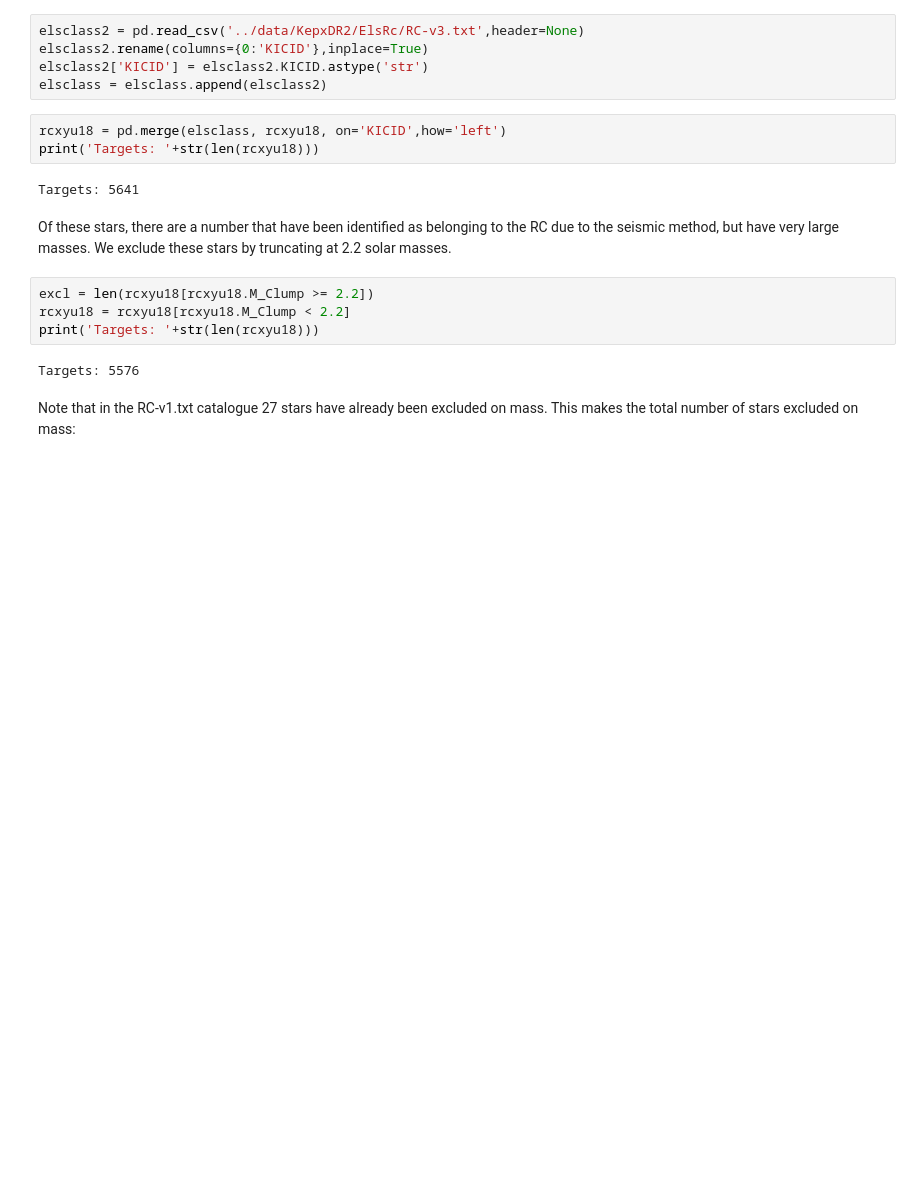
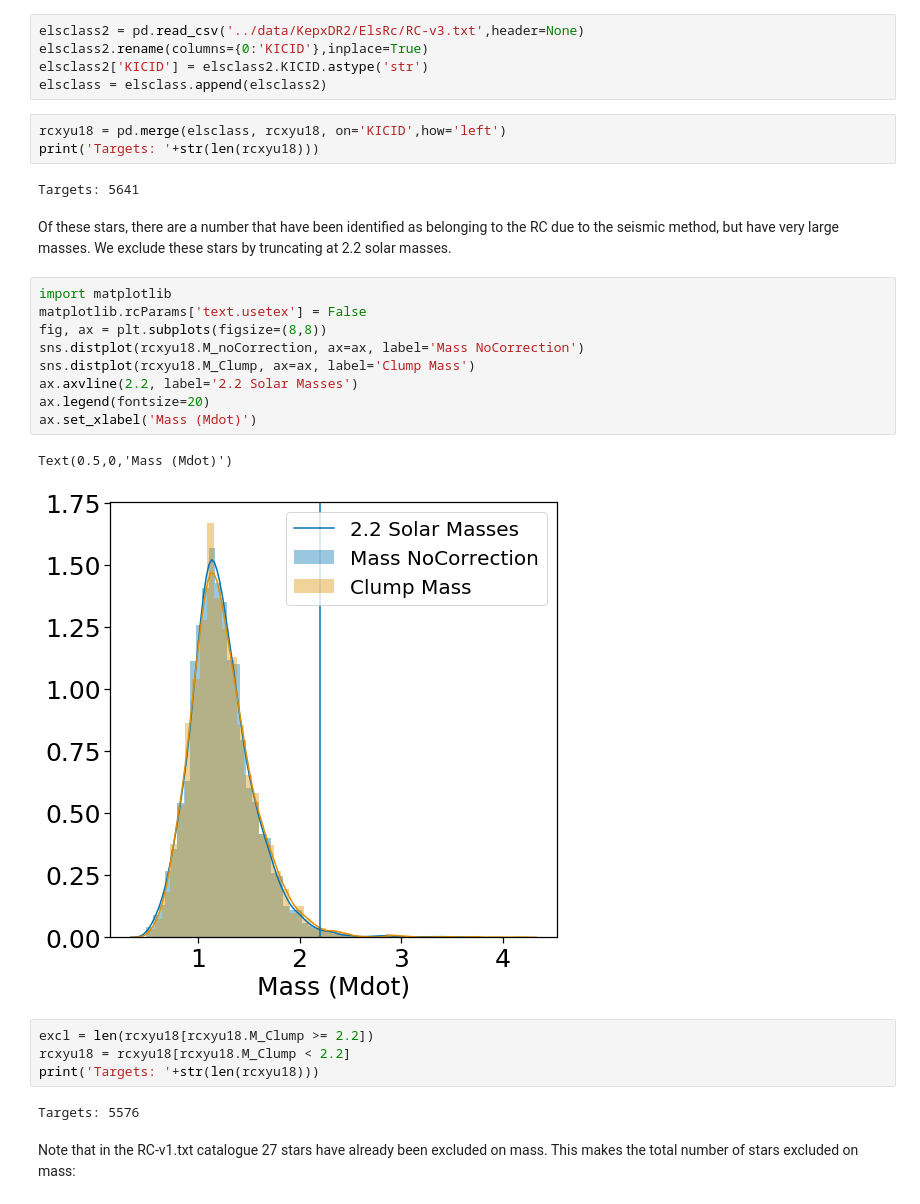
Before and after one commit to ojhall94/GAIA, a Jupyter notebook: build_data.ipynb, the cells around one changed output. Drawn from its saved outputs; the diff is of its cells as text; blank space fills up the shorter version.

```diff
--- a/build_data.ipynb
+++ b/build_data.ipynb
@@ -339,6 +339,18 @@ print('Targets: '+str(len(rcxyu18)))
 Targets: 5641
 # %% [markdown]
 Of these stars, there are a number that have been identified as belonging to the RC due to the seismic method, but have very large masses. We exclude these stars by truncating at 2.2 solar masses.
+# %%
+import matplotlib
+matplotlib.rcParams['text.usetex'] = False
+fig, ax = plt.subplots(figsize=(8,8))
+sns.distplot(rcxyu18.M_noCorrection, ax=ax, label='Mass NoCorrection')
+sns.distplot(rcxyu18.M_Clump, ax=ax, label='Clump Mass')
+ax.axvline(2.2, label='2.2 Solar Masses')
+ax.legend(fontsize=20)
+ax.set_xlabel('Mass (Mdot)')
+# %% [output]
+Text(0.5,0,'Mass (Mdot)')
+[figure, added]
 # %%
 excl = len(rcxyu18[rcxyu18.M_Clump >= 2.2])
 rcxyu18 = rcxyu18[rcxyu18.M_Clump < 2.2]
```
Also changed, not shown: 2 other files.
